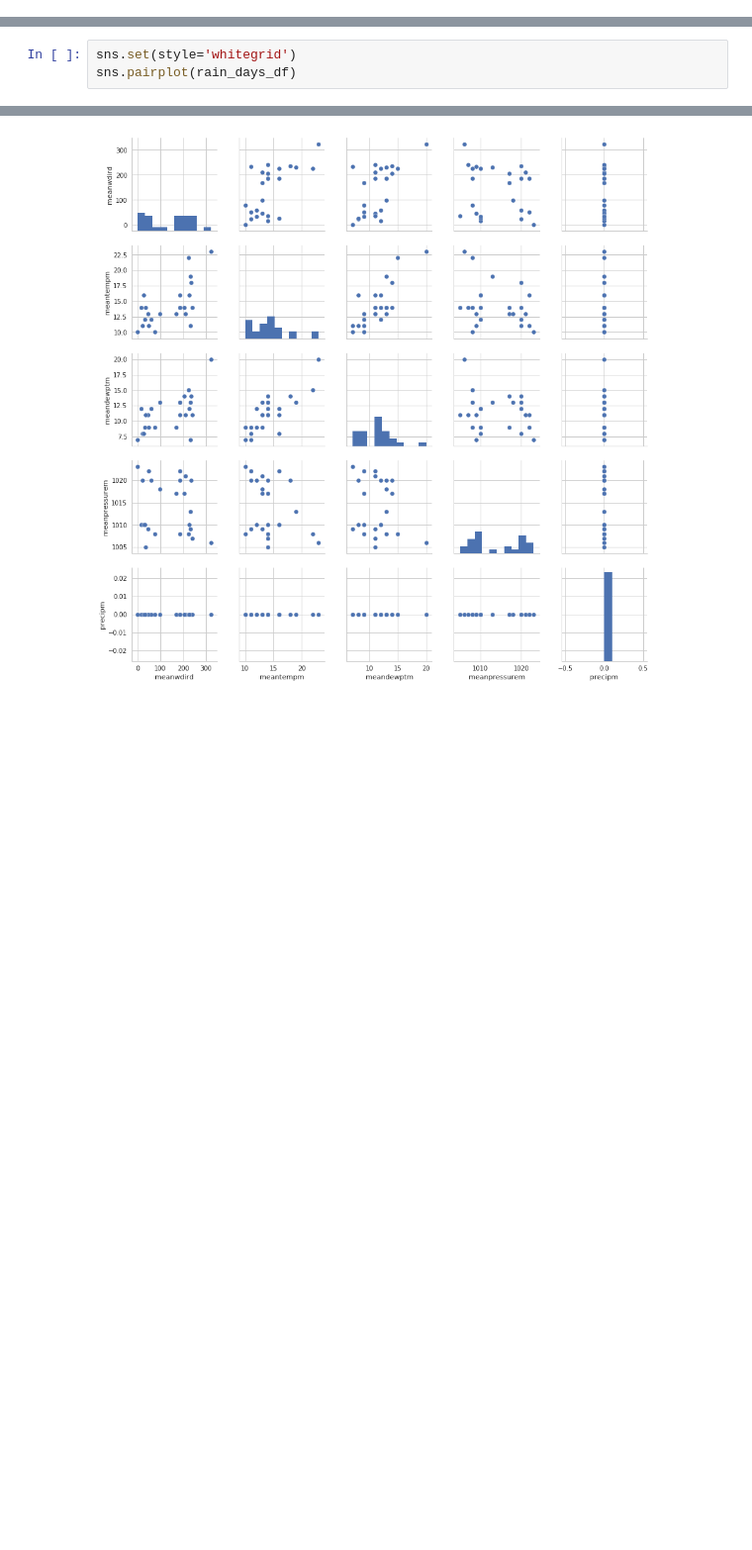
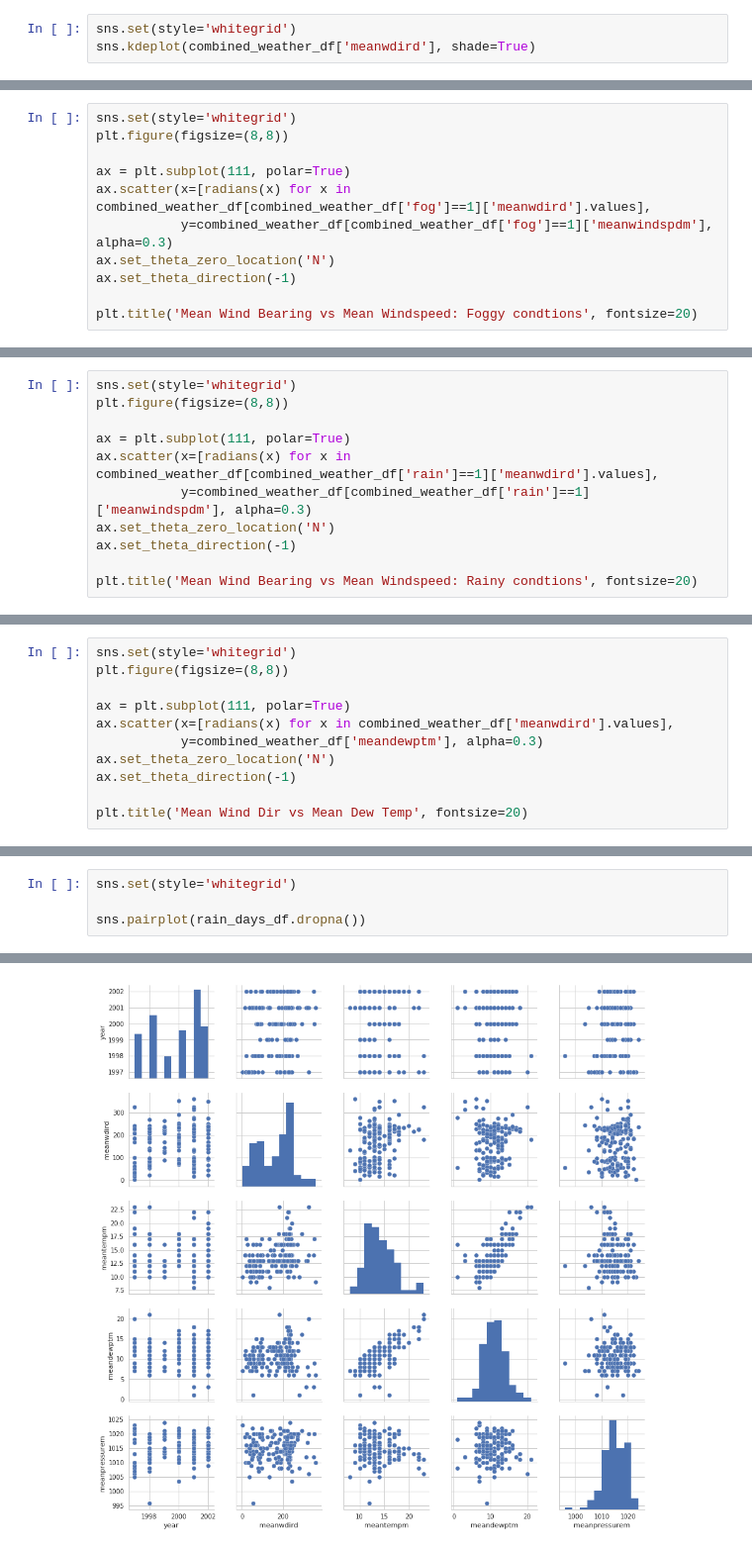
Before and after one commit to cottenplant/predicting-coastal-fog, a Jupyter notebook: June Gloom.ipynb, the cells around one changed output, grey strips where cells are left out. Shown at 99% size. Saved outputs shown, nothing was run; the diff lists cells and outputs as text; blank space fills up the shorter version.

```diff
--- a/June Gloom.ipynb
+++ b/June Gloom.ipynb
@@ -39,0 +46,3 @@ month
+# %%
+sns.set(style='whitegrid')
+sns.kdeplot(combined_weather_df['meanwdird'], shade=True)
@@ -39,0 +66,11 @@ month
+# %%
+sns.set(style='whitegrid')
+plt.figure(figsize=(8,8))
+
+ax = plt.subplot(111, polar=True)
+ax.scatter(x=[radians(x) for x in combined_weather_df[combined_weather_df['fog']==1]['meanwdird'].values],
+           y=combined_weather_df[combined_weather_df['fog']==1]['meanwindspdm'], alpha=0.3)
+ax.set_theta_zero_location('N')
+ax.set_theta_direction(-1)
+
+plt.title('Mean Wind Bearing vs Mean Windspeed: Foggy condtions', fontsize=20)
@@ -39,0 +80,11 @@ month
+# %%
+sns.set(style='whitegrid')
+plt.figure(figsize=(8,8))
+
+ax = plt.subplot(111, polar=True)
+ax.scatter(x=[radians(x) for x in combined_weather_df[combined_weather_df['rain']==1]['meanwdird'].values],
+           y=combined_weather_df[combined_weather_df['rain']==1]['meanwindspdm'], alpha=0.3)
+ax.set_theta_zero_location('N')
+ax.set_theta_direction(-1)
+
+plt.title('Mean Wind Bearing vs Mean Windspeed: Rainy condtions', fontsize=20)
@@ -39,0 +94,11 @@ month
+# %%
+sns.set(style='whitegrid')
+plt.figure(figsize=(8,8))
+
+ax = plt.subplot(111, polar=True)
+ax.scatter(x=[radians(x) for x in combined_weather_df['meanwdird'].values],
+           y=combined_weather_df['meandewptm'], alpha=0.3)
+ax.set_theta_zero_location('N')
+ax.set_theta_direction(-1)
+
+plt.title('Mean Wind Dir vs Mean Dew Temp', fontsize=20)
@@ -46,7 +122,8 @@ sns.pairplot(fog_days_df)
 # %%
 sns.set(style='whitegrid')
-sns.pairplot(rain_days_df)
+
+sns.pairplot(rain_days_df.dropna())
 # %% [output]
 <seaborn.axisgrid.PairGrid at 0x...>
-[figure, old version]
+[figure, new version]
 # %%
```
Also changed, not shown: parts of 21 cells of this notebook, 3 other files.
